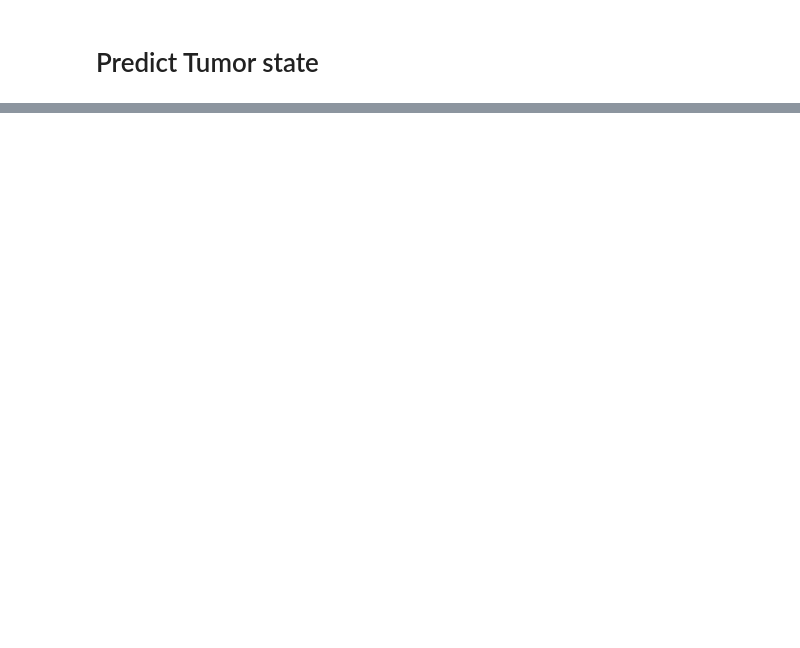
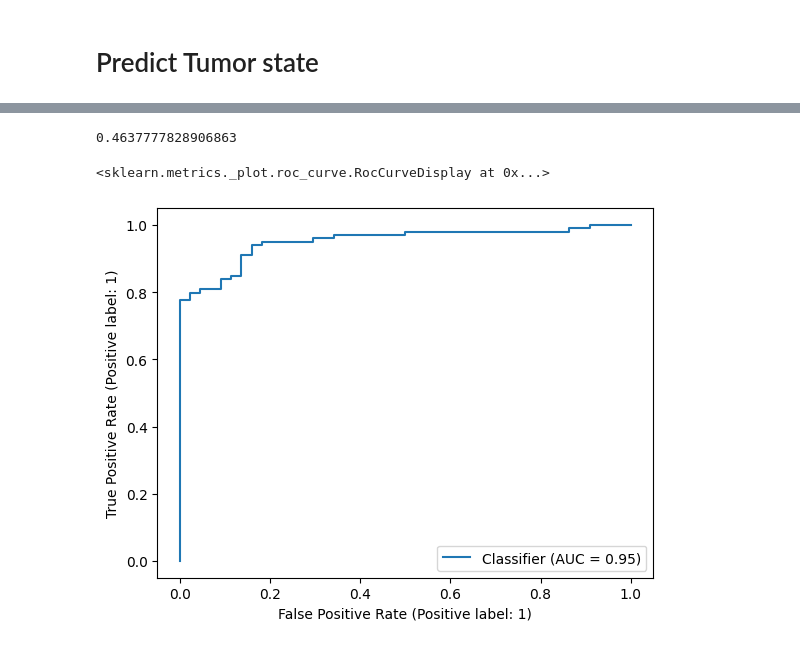
Before and after one commit to john-but-actually-jon/ml-for-mp, a Jupyter notebook: graded01/graded01.ipynb, the cells around one changed output, grey strips where cells are left out. Saved outputs shown, nothing was run; the diff lists cells and outputs as text; code cells hidden in the pictures; blank space fills up the shorter version.

```diff
--- a/graded01/graded01.ipynb
+++ b/graded01/graded01.ipynb
@@ -75,0 +140,24 @@ hyperparameters = dict(hidden_layer_sizes=(5,),activation='tanh',
+# %%
+# Using feature subset
+feature_subset = ['mean radius', 'mean concavity']
+cancer_subset_X = pd.DataFrame(cancer_X, columns=xcol)[feature_subset]
+
+# define a separate test set (keep the random_state fixed)
+X_train, X_test, y_train, y_test = train_test_split(cancer_subset_X, cancer_y, test_size=0.25, random_state=43738)
+
+# Using an MLP regressor
+scaler = StandardScaler().fit(X_train)
+mlpr = MLPRegressor(**hyperparameters)
+
+pipe = Pipeline([('scaler', scaler), ('mlpregressor', mlpr)])
+
+pipe.fit(X_train, y_train)
+
+y_pred = pipe.predict(X_test)
+
+print(r2_score(y_test, y_pred))
+RocCurveDisplay.from_predictions(y_test, y_pred)
+# %% [output]
+0.4637777828906863
+<sklearn.metrics._plot.roc_curve.RocCurveDisplay at 0x...>
+[figure, added]
```
Also changed, not shown: parts of 10 cells of this notebook.
